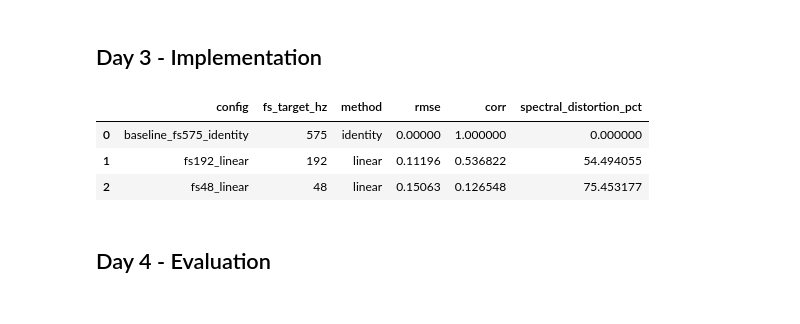
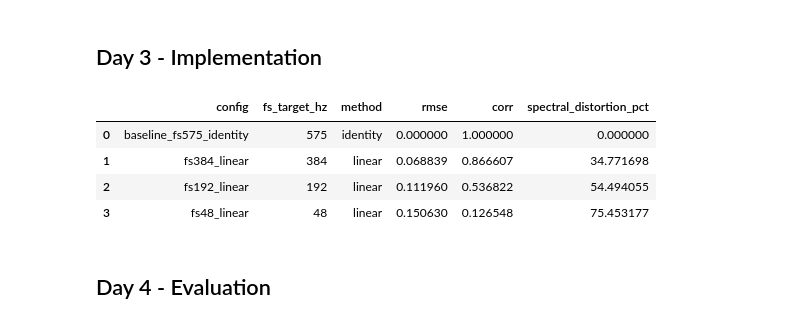
Before and after one commit to mikeandrusyak/gbsv-research, a Jupyter notebook: mc1/sampling_theorem.ipynb, the cells around one changed output. Drawn from its saved outputs; the diff is of its cells as text; code cells hidden in the pictures.

```diff
--- a/mc1/sampling_theorem.ipynb
+++ b/mc1/sampling_theorem.ipynb
@@ -138,36 +138,38 @@ def compute_metrics(reference: np.ndarray, candidate: np.ndarray, fs_hz: int) ->
 
 x_ref = load_focus_window()
 experiment_configs = [
     {"config": "baseline_fs575_identity", "fs_target": 575, "method": "identity"},
+    {"config": "fs384_linear", "fs_target": 384, "method": "linear"},
     {"config": "fs192_linear", "fs_target": 192, "method": "linear"},
     {"config": "fs48_linear", "fs_target": 48, "method": "linear"},
 ]
 
 records = []
 reconstructions = {}
 
 for cfg in experiment_configs:
     x_rec = reconstruct_signal(x_ref, cfg["fs_target"], cfg["method"])
     reconstructions[cfg["config"]] = x_rec
 
     records.append(
         {
             "config": cfg["config"],
             "fs_target_hz": cfg["fs_target"],
             "method": cfg["method"],
             **compute_metrics(x_ref, x_rec, FS_HZ),
         }
     )
 
 results_df = pd.DataFrame.from_records(records).sort_values(
     ["fs_target_hz", "method"], ascending=[False, True]
 )
 results_df
 # %% [output]
 |  | config | fs_target_hz | method | rmse | corr | spectral_distortion_pct |
-| 0 | baseline_fs575_identity | 575 | identity | 0.00000 | 1.000000 | 0.000000 |
-| 1 | fs192_linear | 192 | linear | 0.11196 | 0.536822 | 54.494055 |
-| 2 | fs48_linear | 48 | linear | 0.15063 | 0.126548 | 75.453177 |
+| 0 | baseline_fs575_identity | 575 | identity | 0.000000 | 1.000000 | 0.000000 |
+| 1 | fs384_linear | 384 | linear | 0.068839 | 0.866607 | 34.771698 |
+| 2 | fs192_linear | 192 | linear | 0.111960 | 0.536822 | 54.494055 |
+| 3 | fs48_linear | 48 | linear | 0.150630 | 0.126548 | 75.453177 |
 # %% [markdown]
 ## Day 4 - Evaluation
 # %% [markdown]
```
Also changed, not shown: parts of 8 cells of this notebook.
